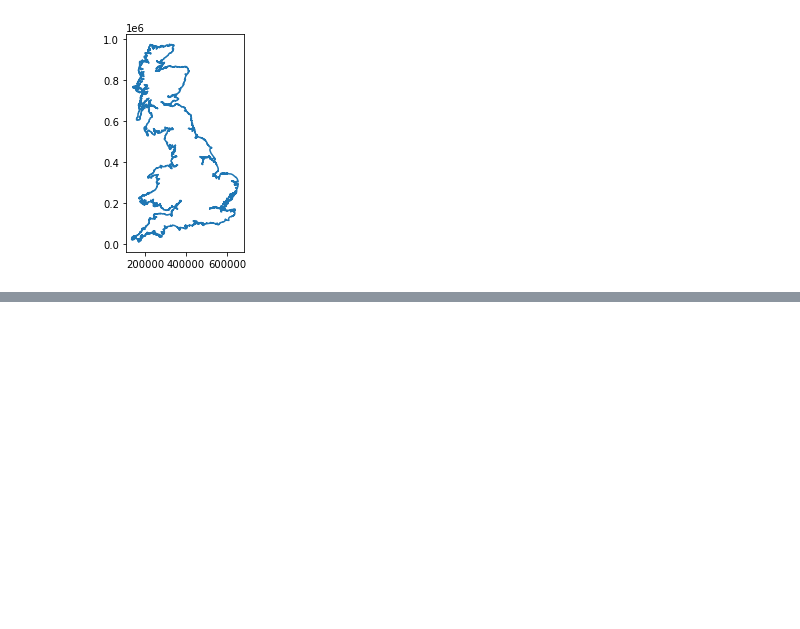
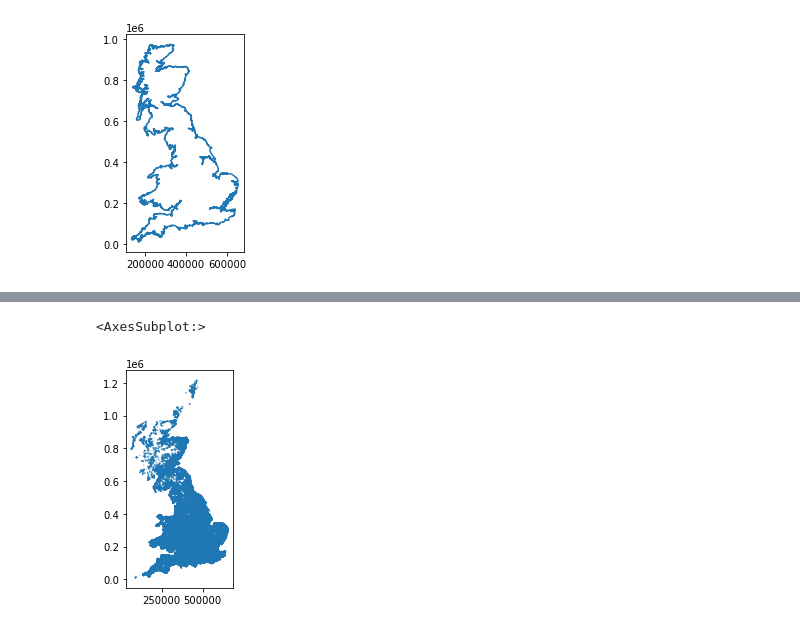
Before and after one commit to peterprescott/a1-dissertation, a Jupyter notebook: code/09Sep_06/B031_ComparingTiles.ipynb, the cells around one changed output, grey strips where cells are left out. Saved outputs shown, nothing was run; the diff lists cells and outputs as text; code cells hidden in the pictures; blank space fills up the shorter version.

```diff
--- a/code/09Sep_06/B031_ComparingTiles.ipynb
+++ b/code/09Sep_06/B031_ComparingTiles.ipynb
@@ -171,0 +57,5 @@ db.query('SELECT (COUNT(*)) FROM isles')
+# %%
+roads['Minor Road'].plot()
+# %% [output]
+<AxesSubplot:>
+[figure, added]
```
Also changed, not shown: parts of 42 cells of this notebook.
